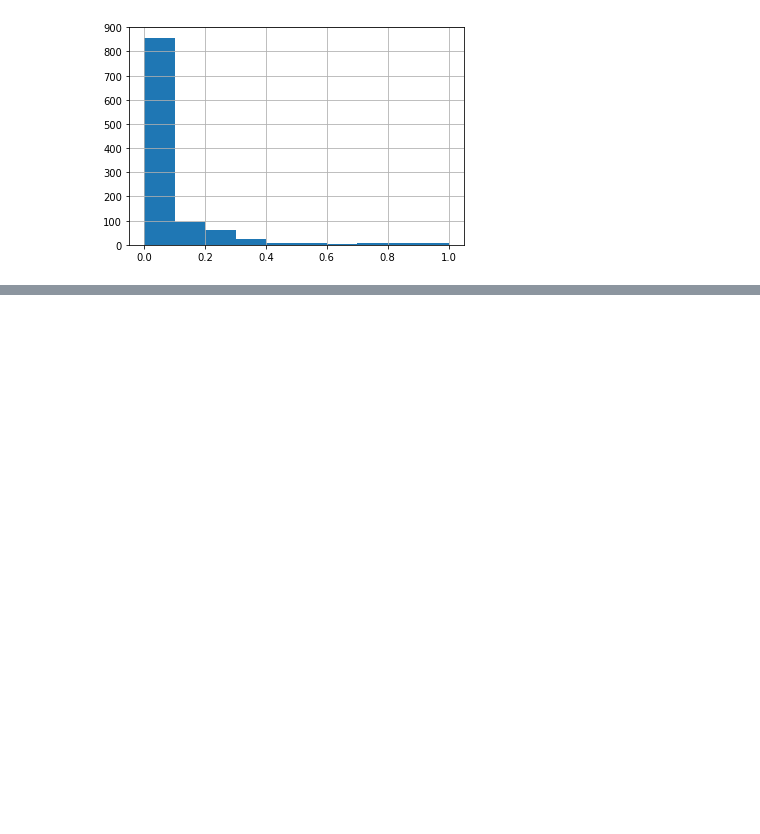
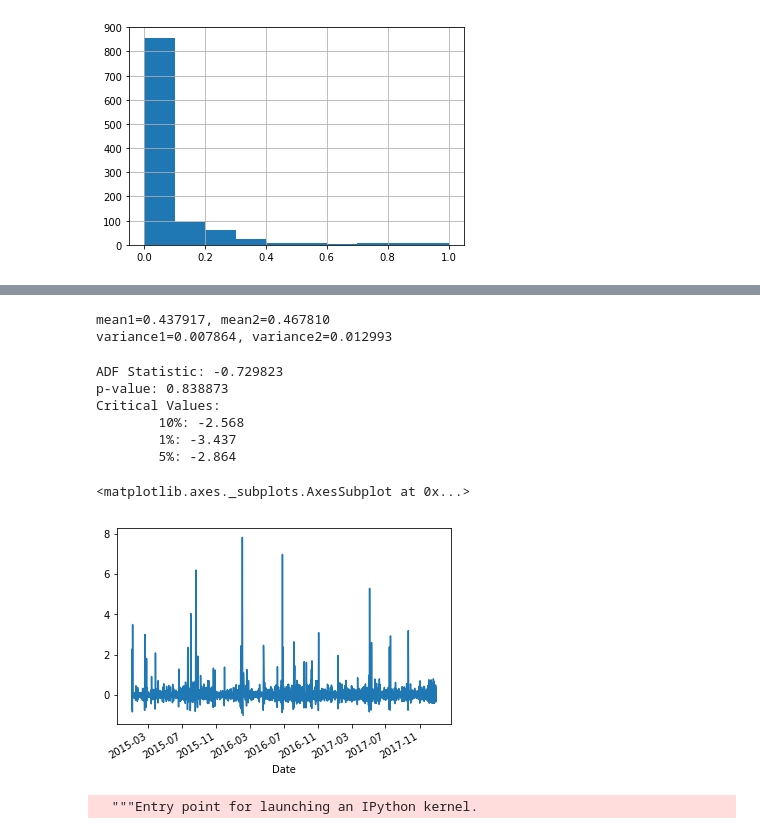
Before and after one commit to akkiannu/Predicting-Price-of-Bitcoin, a Jupyter notebook: data_gathering/project_akshay.ipynb, the cells around one changed output, grey strips where cells are left out. Drawn from its saved outputs; the diff is of its cells as text; code cells hidden in the pictures; blank space fills up the shorter version.

```diff
--- a/data_gathering/project_akshay.ipynb
+++ b/data_gathering/project_akshay.ipynb
@@ -487,0 +457,23 @@ merged_data['Compound_scaled'].hist()
+# %%
+mean_test(merged_data['Compound_scaled'])
+# %% [output]
+mean1=0.437917, mean2=0.467810
+variance1=0.007864, variance2=0.012993
+# %%
+dickey_fuller(merged_data['Compound_scaled'])
+# %% [output]
+ADF Statistic: -0.729823
+p-value: 0.838873
+Critical Values:
+        10%: -2.568
+        1%: -3.437
+        5%: -2.864
+# %%
+merged_data['Sent_pct_change'].plot()
+# %% [output]
+<matplotlib.axes._subplots.AxesSubplot at 0x...>
+[figure, added]
+# %%
+merged_data['ewma_sent_pct']=pd.ewma(merged_data['Sent_pct_change'],span=60,freq='D')
+# %% [output]
+  """Entry point for launching an IPython kernel.
```
Also changed, not shown: parts of 41 cells of this notebook.
